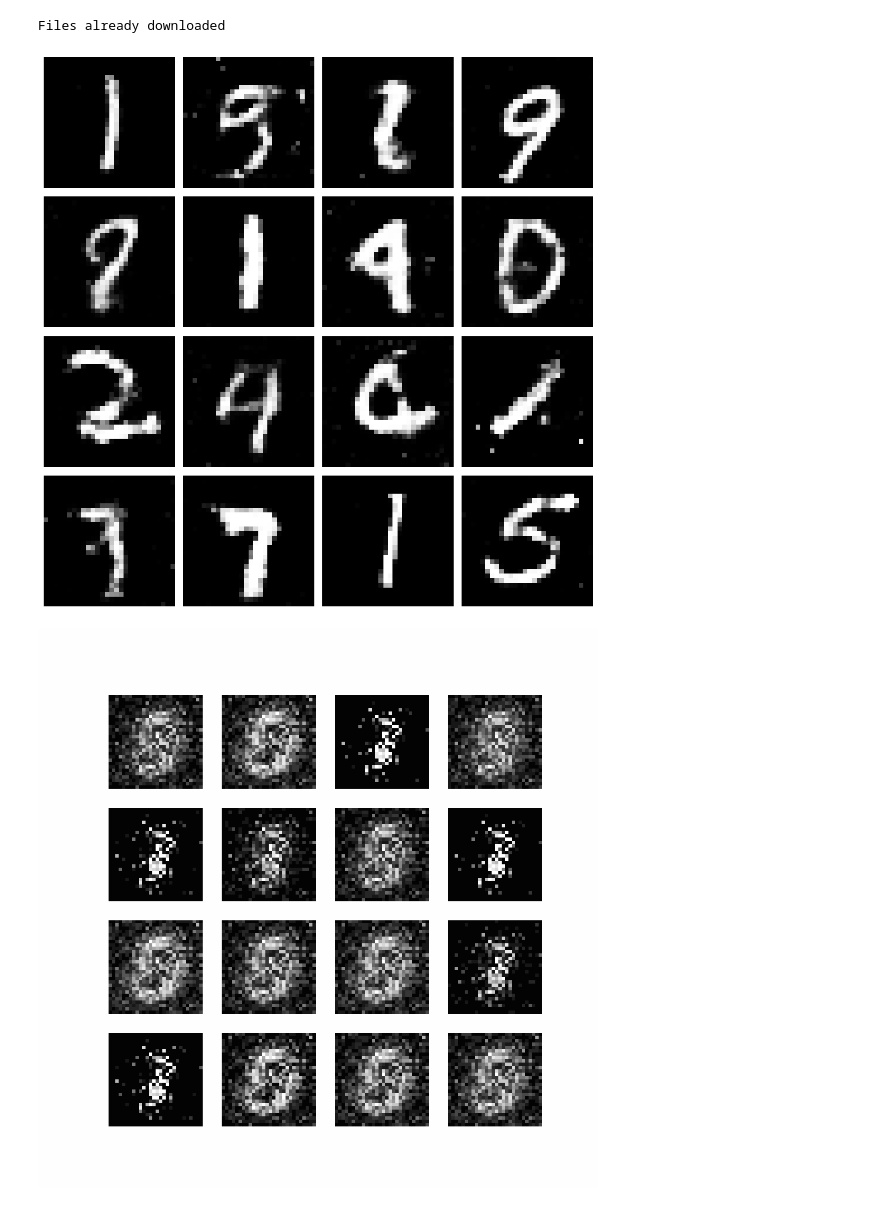
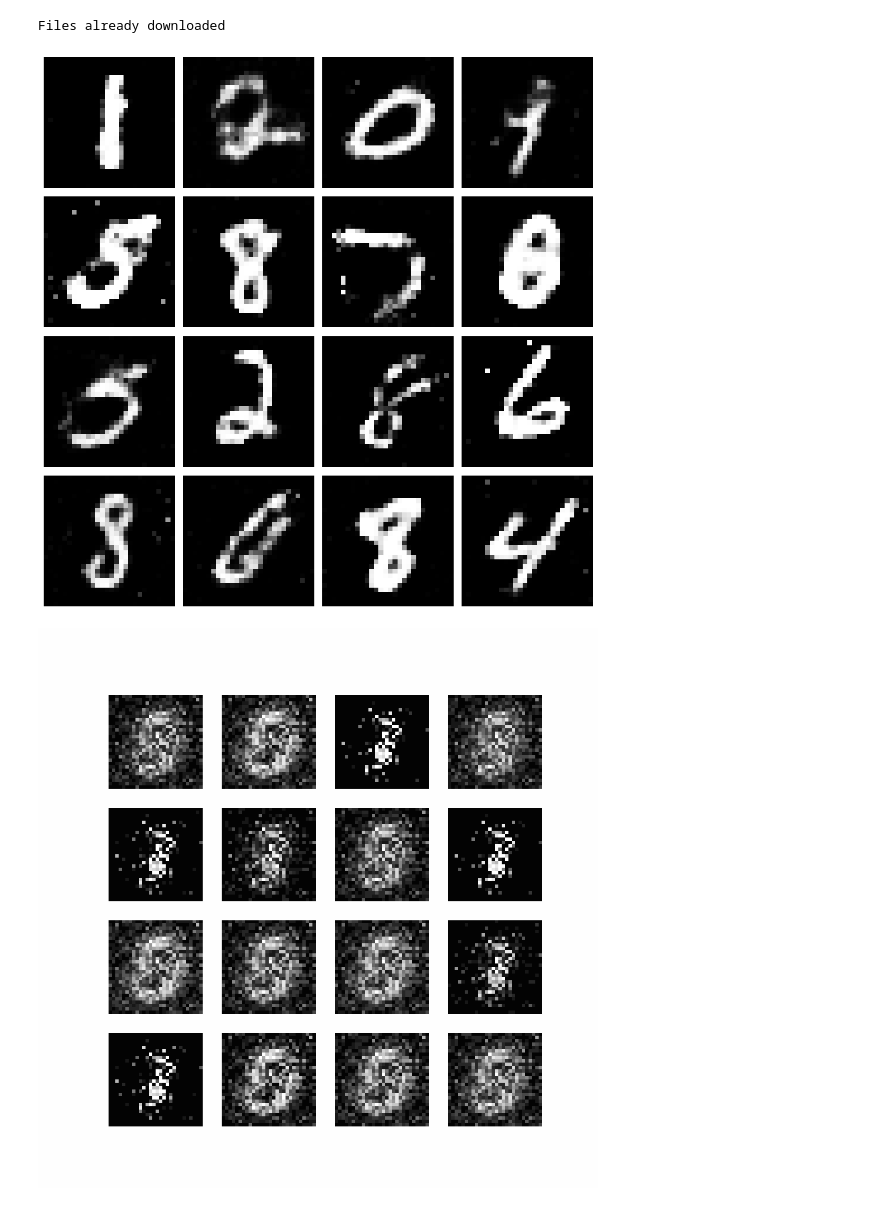
Before and after one commit to IERoboticsClub/PoW, a Jupyter notebook: gans/vanilla_gans_mnist.ipynb, the cells around one changed output. Saved outputs shown, nothing was run; the diff lists cells and outputs as text; code cells hidden in the pictures.

Commit message:
add inference function

```diff
--- a/gans/vanilla_gans_mnist.ipynb
+++ b/gans/vanilla_gans_mnist.ipynb
@@ -35,7 +38,7 @@ def save_evolution_of_generator(G, num_epoch, num_samples, save_dir, device):
     plt.tight_layout()
     plt.savefig(os.path.join(save_dir, 'epoch_{}.png'.format(num_epoch)))
 # %%
-device = torch.device("mps")
+device = torch.device("mps") # change this depending on your local machine
 
 """
 Hyperparameter settings
@@ -51,20 +54,23 @@ D = discriminator().to(device)
 
 G_optimizer = optim.Adam(G.parameters(), lr=lr, betas=(0.5, 0.999))
 D_optimizer = optim.Adam(D.parameters(), lr=lr, betas=(0.5, 0.999))
-
-
-"""
-Image transformation and dataloader creation
-Note that we are training generation and not classification, and hence
-only the train_loader is loaded
-"""
-# Transform
-transform =  Compose([ToTensor(), Normalize(mean=(0.5,), std=(0.5,))])
-# Load data
-train_set = datasets.MNIST('mnist/', train=True, download=True, transform=transform)
-train_loader = DataLoader(train_set, batch_size=batch_size, shuffle=True)
-# %% [output]
-Files already downloaded
+# %%
+"""
+Image transformation and dataloader creation
+Note that we are training generation and not classification, and hence
+only the train_loader is loaded
+The train_loader is a dataloader object that loads the MNIST dataset
+    - The MNIST dataset is a dataset of handwritten digits
+    - The dataset is loaded from the torchvision.datasets package
+    - The dataset is loaded as a pytorch tensor
+"""
+# Transform
+transform =  Compose([ToTensor(), Normalize(mean=(0.5,), std=(0.5,))])
+# Load data
+train_set = datasets.MNIST('mnist/', train=True, download=True, transform=transform)
+train_loader = DataLoader(train_set, batch_size=batch_size, shuffle=True)
+# %% [output]
+Files already downloaded
 # %%
 %time
 for epoch in range(epochs):
@@ -118,23 +124,27 @@ for epoch in range(epochs):
         torch.save(G, 'Generator_epoch_{}.pth'.format(epoch))
         print('Model saved.')
 # %%
-# run inference
-# load the model
-model = torch.load('Generator_epoch_49.pth')
-# generate images
-noise = (torch.rand(16, 128)-0.5)/0.5
-noise = noise.to(device)
-fake_inputs = model(noise)
-fake_inputs = fake_inputs.cpu().detach().numpy()
-fake_inputs = np.reshape(fake_inputs, [16, 28, 28])
-plt.figure(figsize=(10, 10))
-for i in range(16):
-    plt.subplot(4, 4, i+1)
-    plt.imshow(fake_inputs[i], cmap='gray')
-    plt.axis('off')
-plt.tight_layout()
+def generate( num_samples, device, model):
+    """ Generates images using the generator """
+    noise = (torch.rand(num_samples, 128)-0.5)/0.5
+    noise = noise.to(device)
+    fake_inputs = G(noise)
+    fake_inputs = fake_inputs.cpu().detach().numpy()
+    fake_inputs = np.reshape(fake_inputs, [num_samples, 28, 28])
+    plt.figure(figsize=(10, 10))
+    for i in range(num_samples):
+        plt.subplot(4, 4, i+1)
+        plt.imshow(fake_inputs[i], cmap='gray')
+        plt.axis('off')
+    plt.tight_layout()
+    plt.show()
-# %% [output]
-[figure, removed]
+# %%
+# run inference
+# load the model
+G = torch.load('Generator_epoch_49.pth')
+generate(16, device, G)
+# %% [output]
+[figure, added]
 # %%
 # iterate through the images and create an interactive gif
 
```
Also changed, not shown: parts of 2 cells of this notebook.
